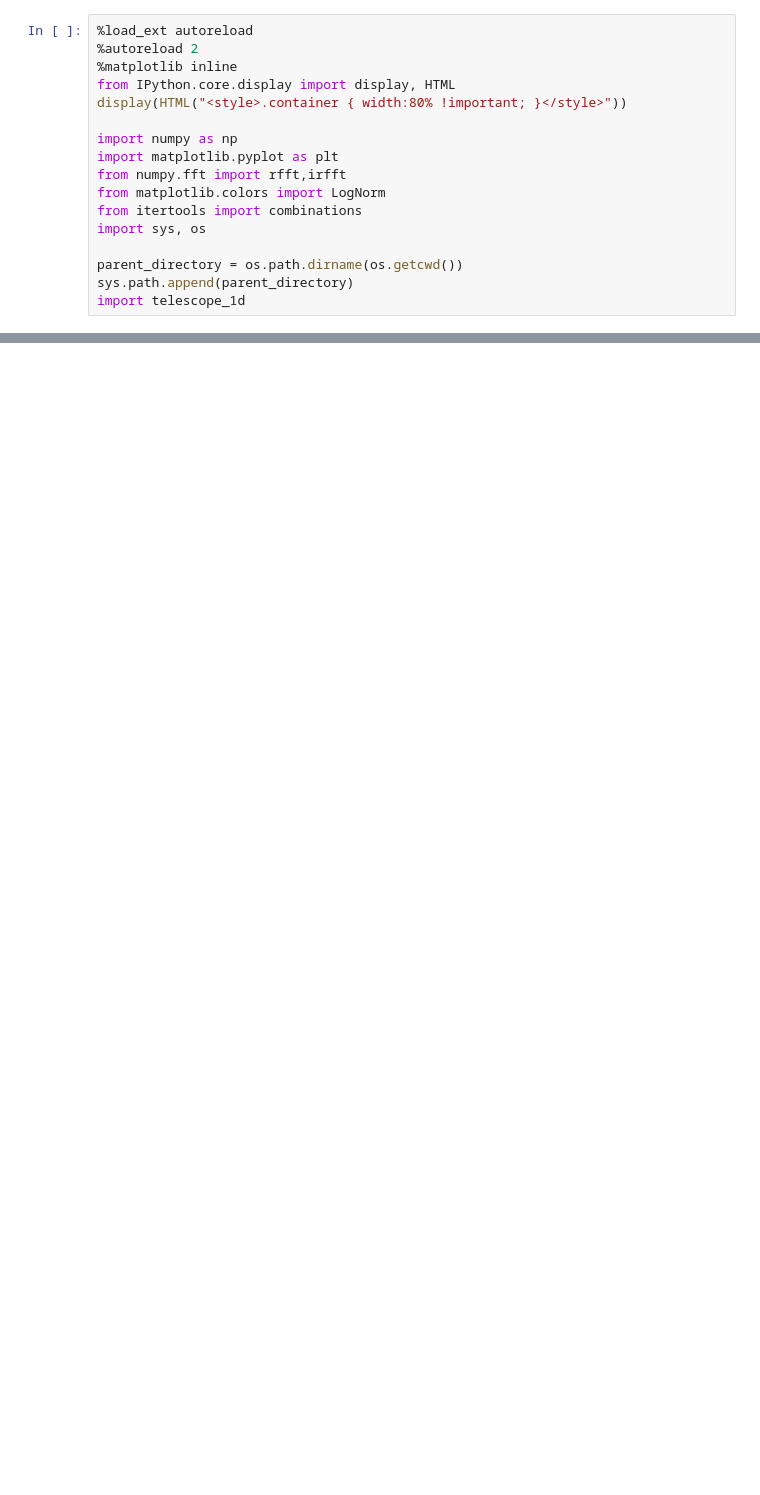
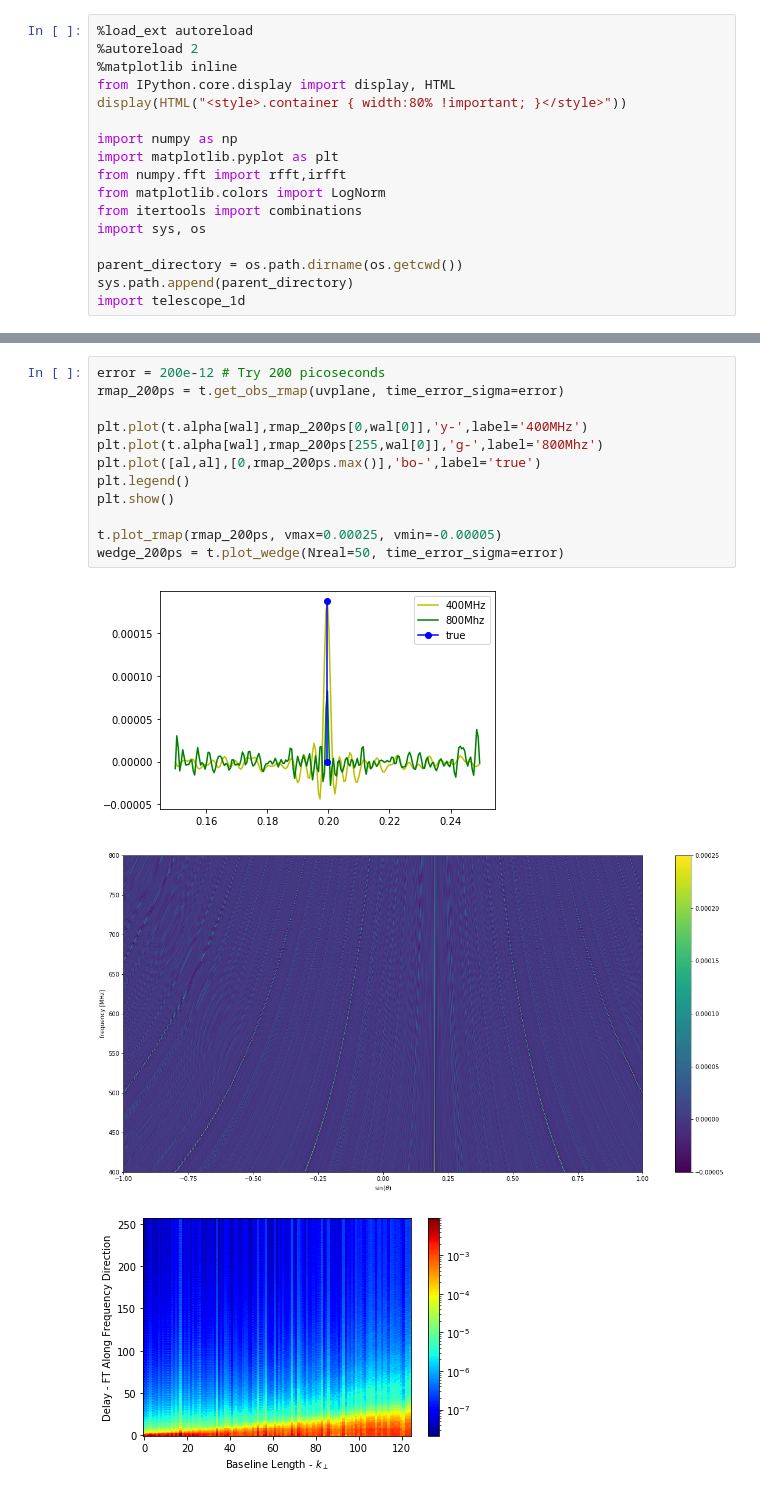
Before and after one commit to yukanak/radio1d, a Jupyter notebook: notebooks/telescope_1d_debug.ipynb, the cells around one changed output, grey strips where cells are left out. Saved outputs shown, nothing was run; the diff lists cells and outputs as text; blank space fills up the shorter version.

```diff
--- a/notebooks/telescope_1d_debug.ipynb
+++ b/notebooks/telescope_1d_debug.ipynb
@@ -78,0 +89,16 @@ t.plot_rmap(rmap_obs - rmap_no_error)
+# %%
+error = 200e-12 # Try 200 picoseconds
+rmap_200ps = t.get_obs_rmap(uvplane, time_error_sigma=error)
+
+plt.plot(t.alpha[wal],rmap_200ps[0,wal[0]],'y-',label='400MHz')
+plt.plot(t.alpha[wal],rmap_200ps[255,wal[0]],'g-',label='800Mhz')
+plt.plot([al,al],[0,rmap_200ps.max()],'bo-',label='true')
+plt.legend()
+plt.show()
+
+t.plot_rmap(rmap_200ps, vmax=0.00025, vmin=-0.00005)
+wedge_200ps = t.plot_wedge(Nreal=50, time_error_sigma=error)
+# %% [output]
+[figure, added]
+[figure, added]
+[figure, added]
```
Also changed, not shown: parts of 8 cells of this notebook.
